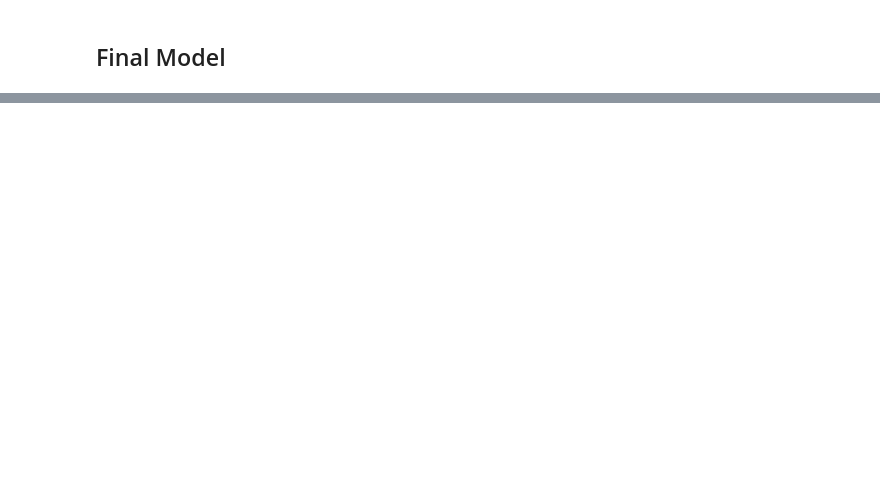
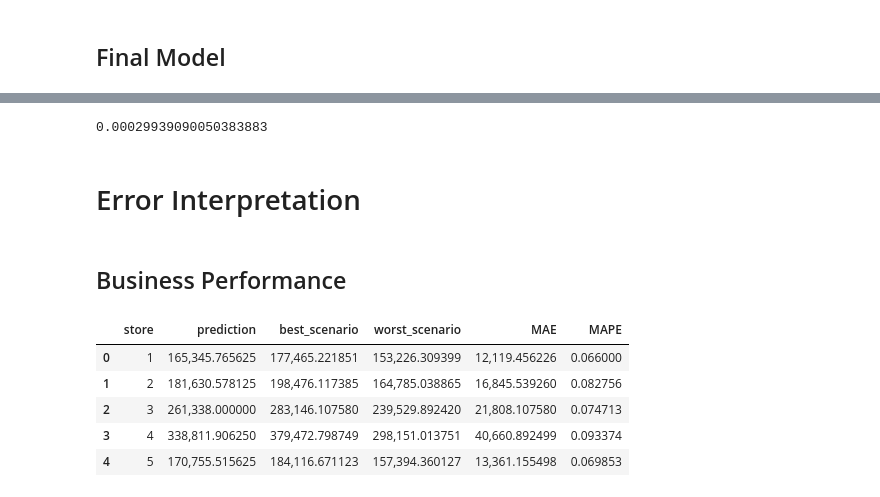
Before and after one commit to felipedmnq/Data-Science-T, a Jupyter notebook: Notebooks/Data_Science_T_M5_data_preparation.ipynb, the cells around one changed output, grey strips where cells are left out. Cells and saved outputs as stored; diff of their text form; code cells hidden in the pictures; blank space fills up the shorter version.

```diff
--- a/Notebooks/Data_Science_T_M5_data_preparation.ipynb
+++ b/Notebooks/Data_Science_T_M5_data_preparation.ipynb
@@ -2134,2 +2154,8 @@ xgb_result_tuned
+# %%
+# MPE - Mean Percentage Error
+mpe = mean_percentage_error( np.expm1( y_test ), np.expm1( yhat_xgb_tuned ) )
+mpe
+# %% [output]
+0.00029939090050383883
 # %%
 # Save Trained Model
@@ -2136,0 +2163,2 @@ pickle.dump(model_xgb_tuned, open('C:\Users\felip\repos\data_science_em_producao
+# %% [markdown]
+# Error Interpretation
@@ -2136,0 +2171,32 @@ pickle.dump(model_xgb_tuned, open('C:\Users\felip\repos\data_science_em_producao
+# %% [markdown]
+## Business Performance
+# %%
+# Sum Predictions
+df71 = df7[['store', 'prediction']].groupby('store').sum().reset_index()
+
+# MAE and MAPE
+df7_aux1 = df7[['store', 'sales', 'prediction']].groupby('store').apply(lambda x: mean_absolute_error(x['sales'], x['prediction'])).reset_index().rename(columns = {0:'MAE'})
+df7_aux2 = df7[['store', 'sales', 'prediction']].groupby('store').apply(lambda x: mean_absolute_percentage_error(x['sales'], x['prediction'])).reset_index().rename(columns = {0:'MAPE'})
+
+# Multiplying the MAE by 42 days (6 weeks).
+# df7_aux1['MAE'] = df7_aux1['MAE'] * 42
+
+# Merge
+df7_aux3 = pd.merge(df7_aux1, df7_aux2, how = 'inner', on = 'store')
+df72 = pd.merge(df71, df7_aux3, how = 'inner', on = 'store')
+df72.head()
+
+# Scenarios
+df72['worst_scenario'] = df72['prediction'] - df72['MAE']
+df72['best_scenario'] = df72['prediction'] + df72['MAE']
+
+# Reorder Columns
+df72 = df72[['store', 'prediction', 'best_scenario', 'worst_scenario', 'MAE', 'MAPE']]
+df72.head()
+# %% [output]
+|  | store | prediction | best_scenario | worst_scenario | MAE | MAPE |
+| 0 | 1 | 165,345.765625 | 177,465.221851 | 153,226.309399 | 12,119.456226 | 0.066000 |
+| 1 | 2 | 181,630.578125 | 198,476.117385 | 164,785.038865 | 16,845.539260 | 0.082756 |
+| 2 | 3 | 261,338.000000 | 283,146.107580 | 239,529.892420 | 21,808.107580 | 0.074713 |
+| 3 | 4 | 338,811.906250 | 379,472.798749 | 298,151.013751 | 40,660.892499 | 0.093374 |
+| 4 | 5 | 170,755.515625 | 184,116.671123 | 157,394.360127 | 13,361.155498 | 0.069853 |
```
Also changed, not shown: parts of 14 cells of this notebook.
